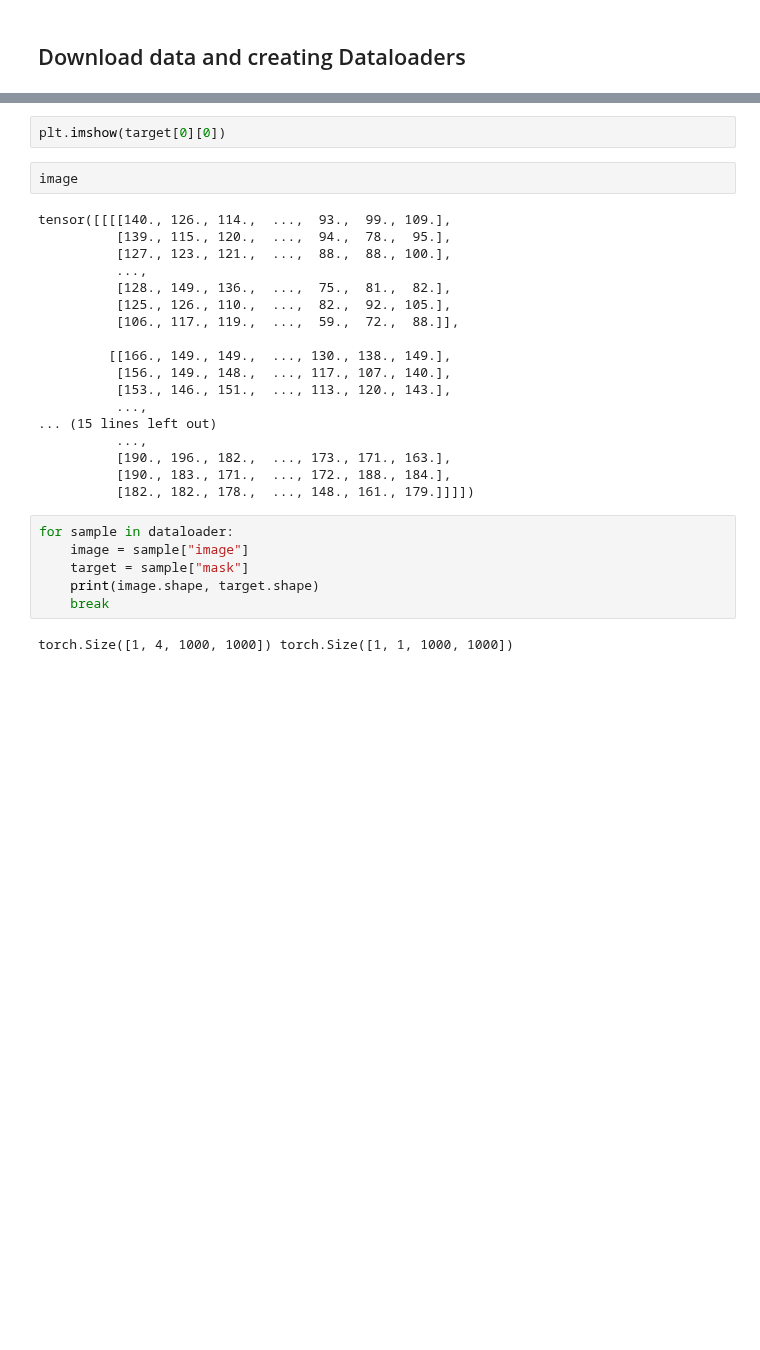
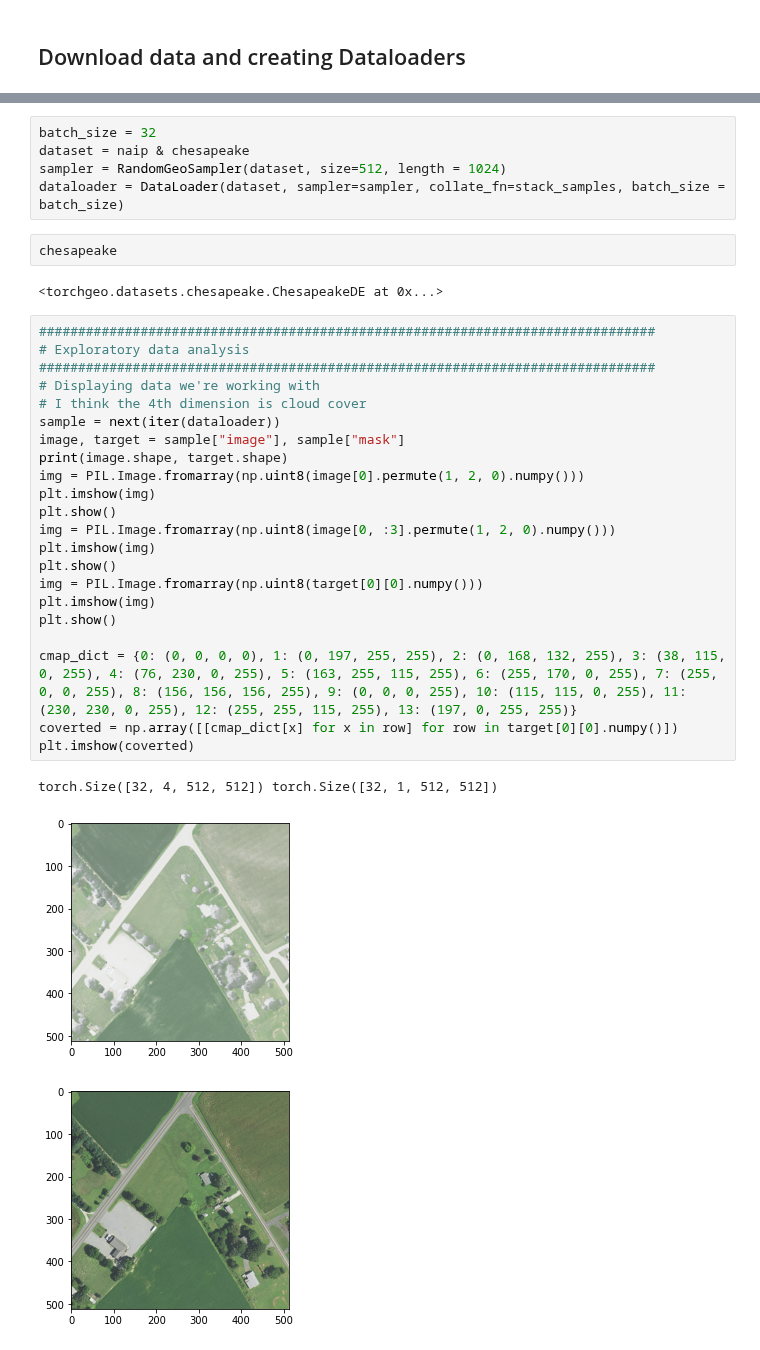
Before and after one commit to Molten-Ice/Deep-Learning, a Jupyter notebook: UNET.ipynb, the cells around one changed output, grey strips where cells are left out. Saved outputs shown, nothing was run; the diff lists cells and outputs as text; blank space fills up the shorter version.

Commit message:
Exploratory data analysis

```diff
--- a/UNET.ipynb
+++ b/UNET.ipynb
@@ -94,30 +149,35 @@ IndexError: ignored
-# %%
-plt.imshow(target[0][0])
-# %%
-image
-# %% [output]
-tensor([[[[140., 126., 114.,  ...,  93.,  99., 109.],
-          [139., 115., 120.,  ...,  94.,  78.,  95.],
-          [127., 123., 121.,  ...,  88.,  88., 100.],
-          ...,
-          [128., 149., 136.,  ...,  75.,  81.,  82.],
-          [125., 126., 110.,  ...,  82.,  92., 105.],
-          [106., 117., 119.,  ...,  59.,  72.,  88.]],
-
-         [[166., 149., 149.,  ..., 130., 138., 149.],
-          [156., 149., 148.,  ..., 117., 107., 140.],
-          [153., 146., 151.,  ..., 113., 120., 143.],
-          ...,
-... (15 lines left out)
-          ...,
-          [190., 196., 182.,  ..., 173., 171., 163.],
-          [190., 183., 171.,  ..., 172., 188., 184.],
-          [182., 182., 178.,  ..., 148., 161., 179.]]]])
-# %%
-for sample in dataloader:
-    image = sample["image"]
-    target = sample["mask"]
-    print(image.shape, target.shape)
-    break
-# %% [output]
-torch.Size([1, 4, 1000, 1000]) torch.Size([1, 1, 1000, 1000])
+# %%
+batch_size = 32
+dataset = naip & chesapeake
+sampler = RandomGeoSampler(dataset, size=512, length = 1024)
+dataloader = DataLoader(dataset, sampler=sampler, collate_fn=stack_samples, batch_size = batch_size)
+# %%
+chesapeake
+# %% [output]
+<torchgeo.datasets.chesapeake.ChesapeakeDE at 0x...>
+# %%
+###############################################################################
+# Exploratory data analysis
+###############################################################################
+# Displaying data we're working with
+# I think the 4th dimension is cloud cover
+sample = next(iter(dataloader))
+image, target = sample["image"], sample["mask"]
+print(image.shape, target.shape)
+img = PIL.Image.fromarray(np.uint8(image[0].permute(1, 2, 0).numpy()))
+plt.imshow(img)
+plt.show()
+img = PIL.Image.fromarray(np.uint8(image[0, :3].permute(1, 2, 0).numpy()))
+plt.imshow(img)
+plt.show()
+img = PIL.Image.fromarray(np.uint8(target[0][0].numpy()))
+plt.imshow(img)
+plt.show()
+
+cmap_dict = {0: (0, 0, 0, 0), 1: (0, 197, 255, 255), 2: (0, 168, 132, 255), 3: (38, 115, 0, 255), 4: (76, 230, 0, 255), 5: (163, 255, 115, 255), 6: (255, 170, 0, 255), 7: (255, 0, 0, 255), 8: (156, 156, 156, 255), 9: (0, 0, 0, 255), 10: (115, 115, 0, 255), 11: (230, 230, 0, 255), 12: (255, 255, 115, 255), 13: (197, 0, 255, 255)}
+coverted = np.array([[cmap_dict[x] for x in row] for row in target[0][0].numpy()])
+plt.imshow(coverted)
+# %% [output]
+torch.Size([32, 4, 512, 512]) torch.Size([32, 1, 512, 512])
+[figure, added]
+[figure, added]
```
Also changed, not shown: parts of 17 cells of this notebook.
